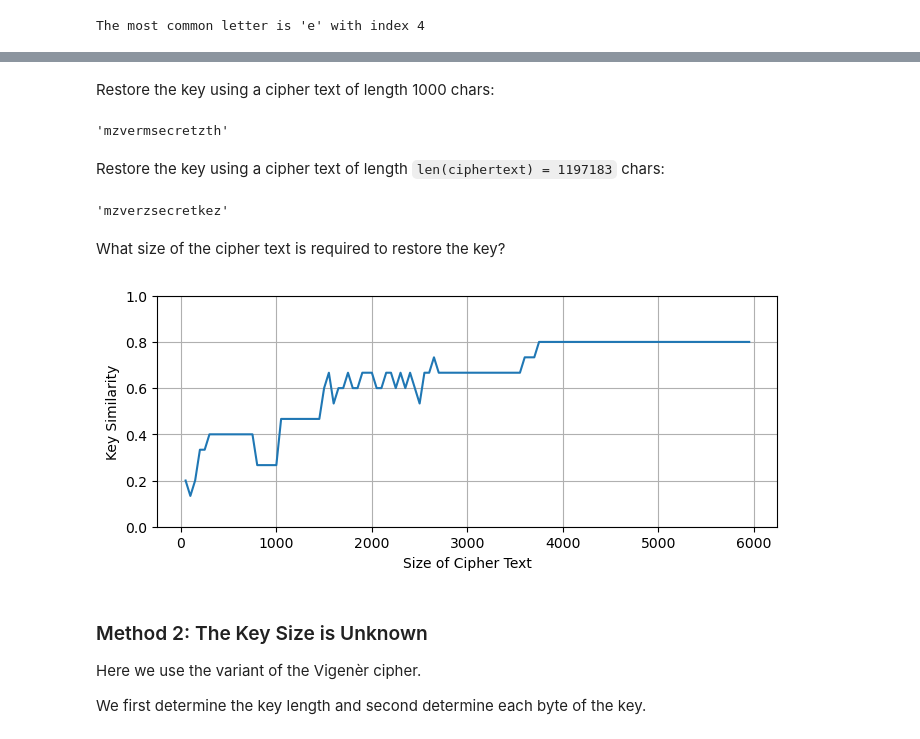
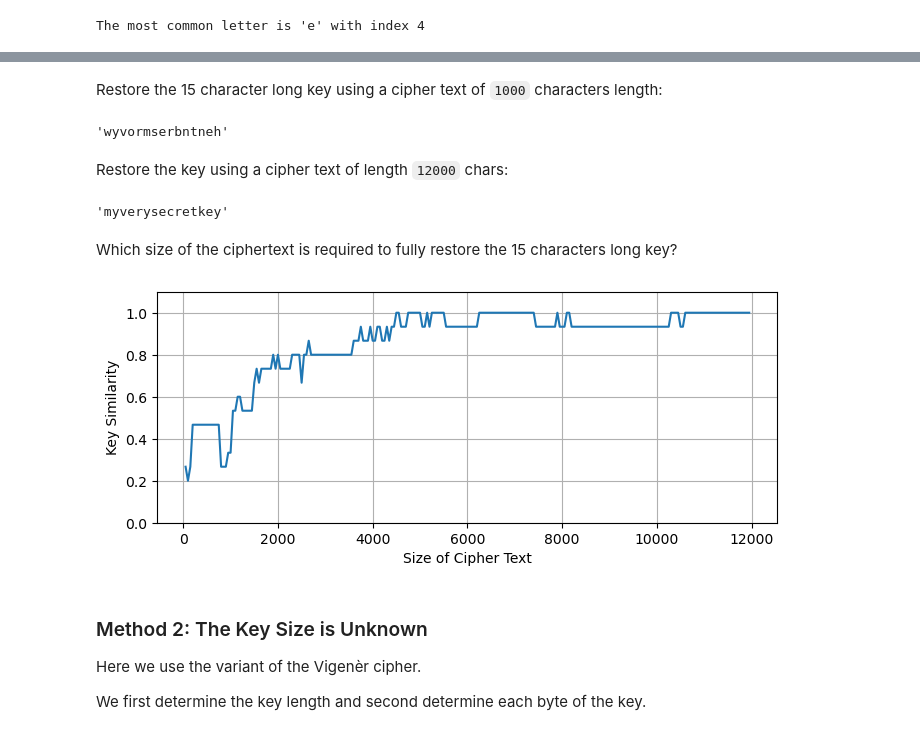
Before and after one commit to thomd/notes-on-cryptography, a Jupyter notebook: private-key-encryption.ipynb, the cells around one changed output, grey strips where cells are left out. Saved outputs shown, nothing was run; the diff lists cells and outputs as text; code cells hidden in the pictures.

```diff
--- a/private-key-encryption.ipynb
+++ b/private-key-encryption.ipynb
@@ -229,19 +229,15 @@ Supposed the key is $15$ characters long
 # %%
-def restore_vigenere_key(key_length, ciphertext):
-    restored_key = ""
-    # repeat for all key positions
-    for k in range(1, key_length + 1):
+class VigenereCipherAttack:
+    alphas = "abcdefghijklmnopqrstuvwxyz"
+    most_common_index = 4
 
-        # get every 15th character of the cipertext
-        c_k = Counter([ciphertext[i+k-1:i+k] for i in range(0, len(ciphertext), key_length)])
-
-        # let 'a' be the most common character-index appearing in this portion of the cipertext
-        a = alphas.find(c_k.most_common()[0][0])
-
-        # guess the character at position 'k' of the key
-        restored_key += alphas[a - most_common_i]
-
-    return restored_key
+    def restore_key(self, key_length, ciphertext):
+        key = ""
+        for n in range(key_length):
+            counter = Counter(ciphertext[n::key_length])
+            a = self.alphas.find(counter.most_common()[0][0])
+            key += self.alphas[a - self.most_common_index]
+        return key
 # %%
 url = 'https://www.gutenberg.org/cache/epub/4300/pg4300.txt' # The Project Gutenberg eBook of Ulysses
 text = [t for t in requests.get(url).text.lower() if t in string.ascii_lowercase] # we want only [a-z]
@@ -251,36 +247,37 @@ key = 'myverysecretkey'
 cipher = VigenereCipher(key)
 ciphertext = cipher.enc(text)
 # %% [markdown]
-Restore the key using a cipher text of length 1000 chars:
+Restore the 15 character long key using a cipher text of `1000` characters length:
 # %%
-restore_vigenere_key(15, ciphertext[:2000])
+attack = VigenereCipherAttack()
+attack.restore_key(15, ciphertext[:1000])
 # %% [output]
-'mzvermsecretzth'
+'wyvormserbntneh'
 # %% [markdown]
-Restore the key using a cipher text of length `len(ciphertext) = 1197183` chars:
+Restore the key using a cipher text of length `12000` chars:
 # %%
-restore_vigenere_key(15, ciphertext)
+attack.restore_key(15, ciphertext[:12000])
 # %% [output]
-'mzverzsecretkez'
+'myverysecretkey'
 # %% [markdown]
-What size of the cipher text is required to restore the key?
+Which size of the ciphertext is required to fully restore the 15 characters long key?
 # %%
 import difflib
 ciphertext_size = []
 similarity = []
-for s in range(50, 6000, 50):
-    restored_key = restore_vigenere_key(15, ciphertext[:s])
+for s in range(50, 12000, 50):
+    restored_key = attack.restore_key(15, ciphertext[:s])
     ciphertext_size.append(s)
     similarity.append(difflib.SequenceMatcher(a=key, b=restored_key).ratio())
 
 plt.subplots(figsize=(8, 3))
-plt.ylim(0, 1)
+plt.ylim(0, 1.1)
 plt.grid()
+plt.xlabel('Size of Cipher Text')
 plt.ylabel('Key Similarity')
-plt.xlabel('Size of Cipher Text')
 plt.plot(ciphertext_size, similarity);
 # %% [output]
-[figure, old version]
+[figure, new version]
 # %% [markdown]
 ### Method 2: The Key Size is Unknown
 
```
Also changed, not shown: parts of 4 cells of this notebook.
